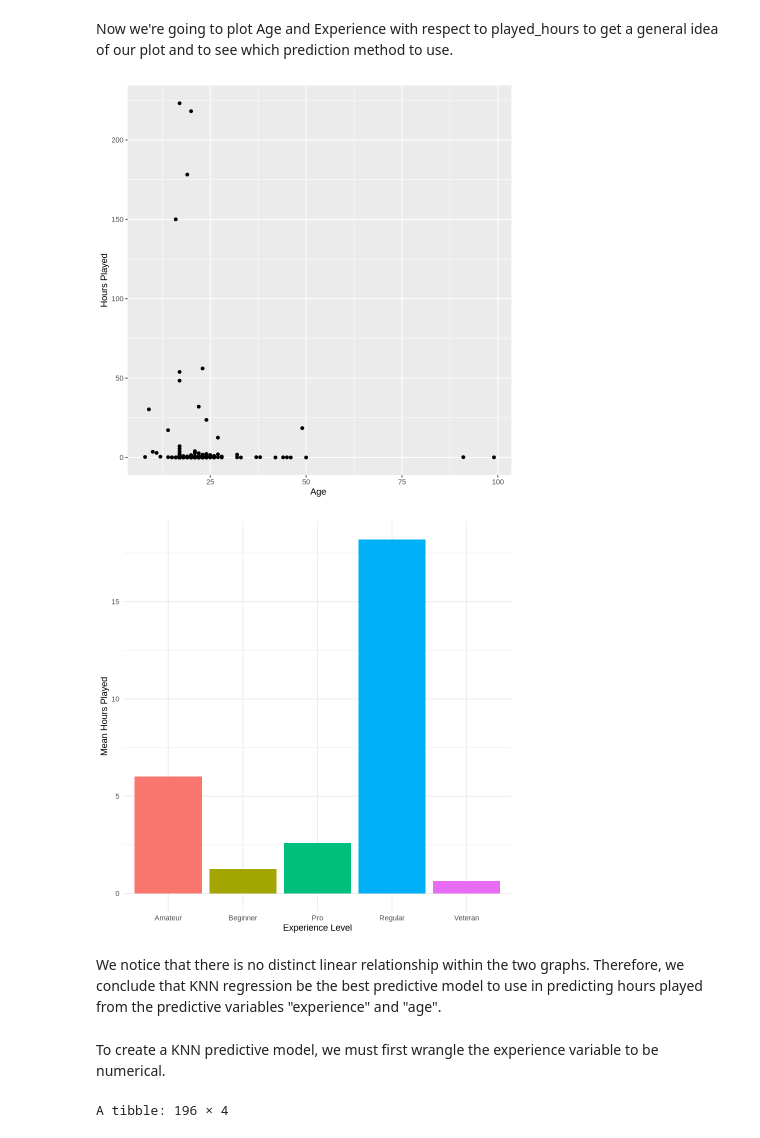
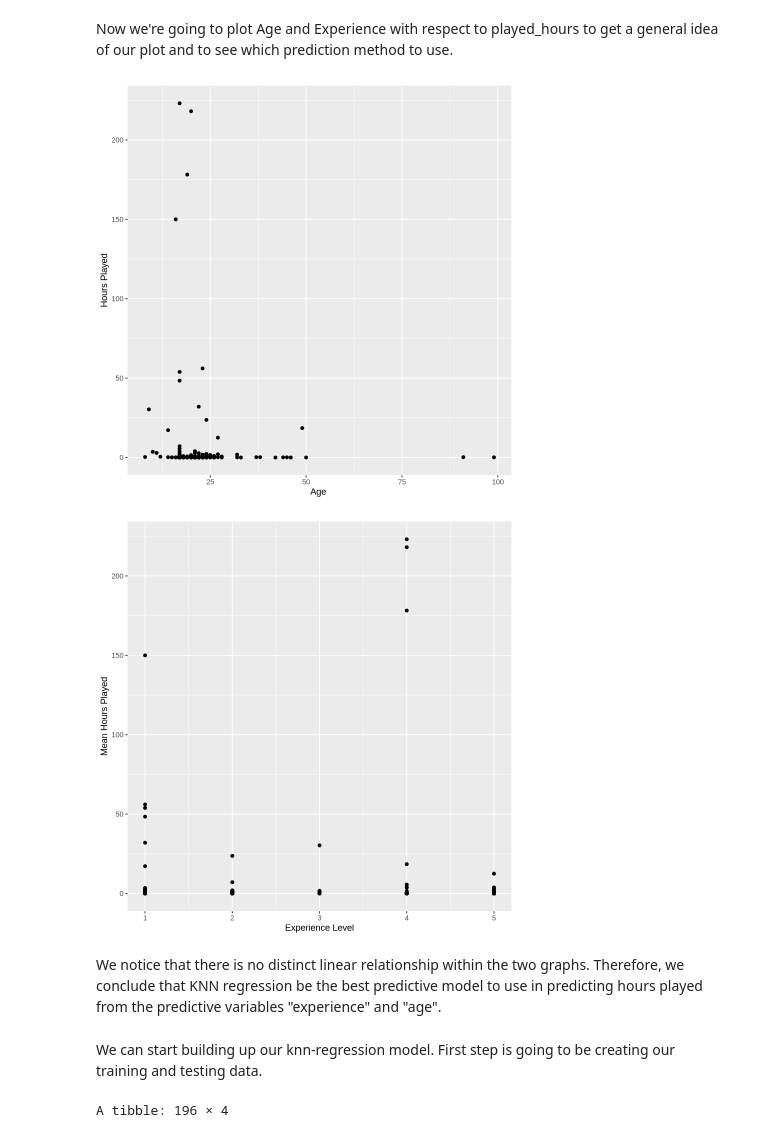
Before and after one commit to alicezh12/Project-Final-Report, a Jupyter notebook: final_project.ipynb, the cells around one changed output. Drawn from its saved outputs; the diff is of its cells as text; code cells hidden in the pictures.

```diff
--- a/final_project.ipynb
+++ b/final_project.ipynb
@@ -85,3 +57,6 @@ A tibble: 196 × 3
 | 0.0 | 17 | Amateur |
 | 2.3 | 17 | Amateur |
 | 0.2 | 91 | Pro |
+# %%
+players_new <- mutate(players_select, experience_num = as.numeric(as.factor(experience)))
+players_new
@@ -90,30 +76,28 @@ Now we're going to plot Age and Experience with respect to played_hours to get a
 # %%
 # Age Plot
 
-age_plot <- players_select |>
+age_plot <- players_new |>
     ggplot(aes(x = age, y = played_hours)) +
     geom_point() +
     labs(x = "Age ", y = "Hours Played")
 
 age_plot
 
 # Experience Plot
 
-experience_plot <- players_select |>
-    ggplot(aes(x = experience, y = played_hours, fill = experience)) +
-    geom_bar(stat = "summary", fun = "mean", position = "dodge") +
-    labs(x = "Experience Level", y = "Mean Hours Played", color = "Color") +
-    theme_minimal() +
-    theme(legend.position = "none")
+experience_plot <- players_new |>
+    ggplot(aes(x = experience_num, y = played_hours)) +
+    geom_point() +
+    labs(x = "Experience Level", y = "Mean Hours Played")
 
 experience_plot
 # %% [output]
 [figure]
-[figure, old version]
+[figure, new version]
 # %% [markdown]
 We notice that there is no distinct linear relationship within the two graphs. Therefore, we conclude that KNN regression be the best predictive model to use in predicting hours played from the predictive variables "experience" and "age".
 # %% [markdown]
-To create a KNN predictive model, we must first wrangle the experience variable to be numerical.
+We can start building up our knn-regression model. First step is going to be creating our training and testing data.
 # %%
 players_new <- mutate(players_select, experience_num = as.numeric(as.factor(experience)))
 players_new
```
Also changed, not shown: parts of 4 cells of this notebook.
